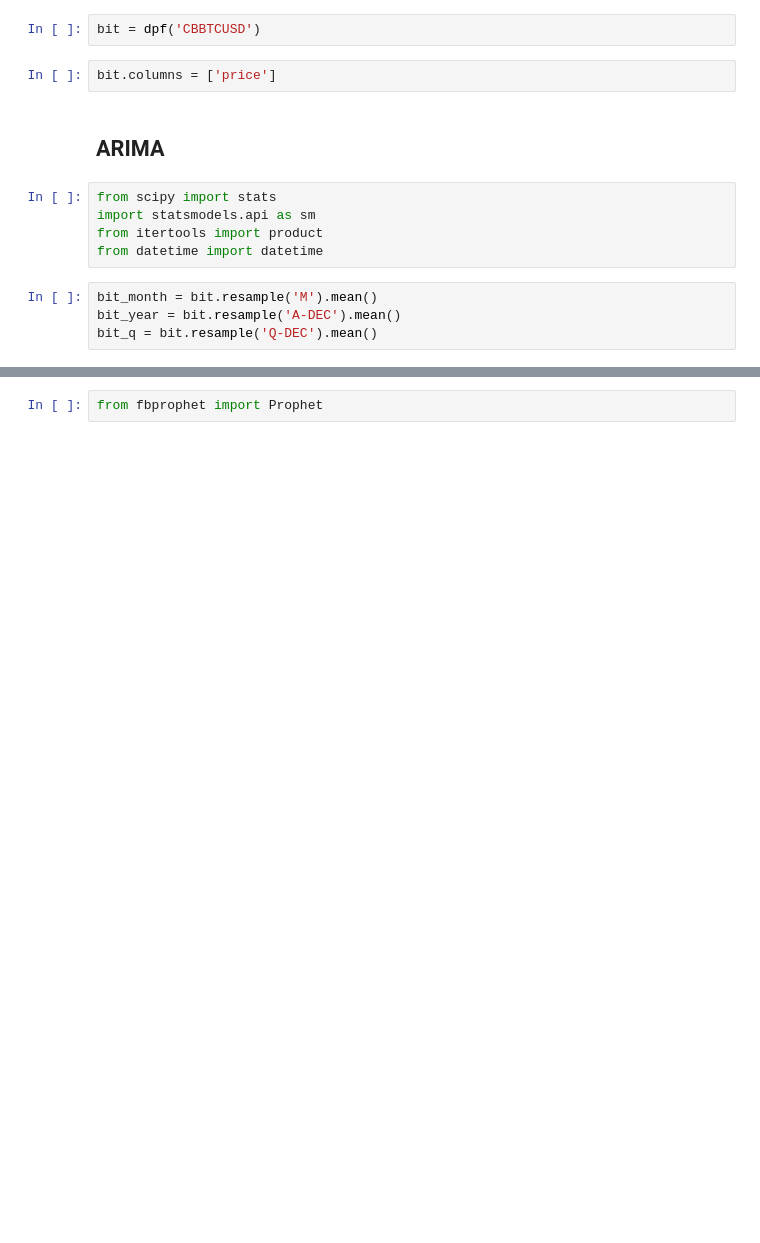
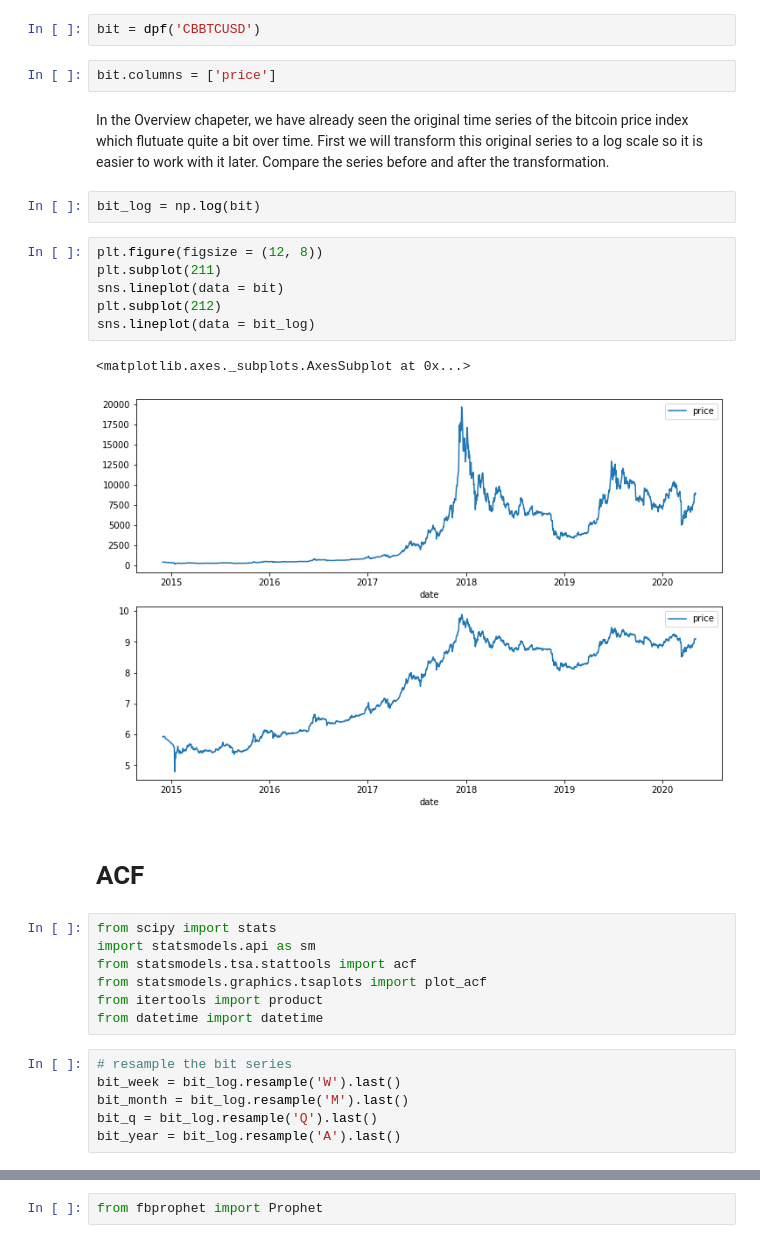
Before and after one commit to liwen611/project-bitcoin, a Jupyter notebook: bitcoin_timeSeries.ipynb, the cells around one changed output, grey strips where cells are left out. Saved outputs shown, nothing was run; the diff lists cells and outputs as text; blank space fills up the shorter version.

Commit message:
update time series model

```diff
--- a/bitcoin_timeSeries.ipynb
+++ b/bitcoin_timeSeries.ipynb
@@ -13,14 +12,31 @@ import seaborn as sns
 bit = dpf('CBBTCUSD')
 # %%
 bit.columns = ['price']
+# %% [markdown]
+In the Overview chapeter, we have already seen the original time series of the bitcoin price index which flutuate quite a bit over time. First we will transform this original series to a log scale so it is easier to work with it later. Compare the series before and after the transformation.
+# %%
+bit_log = np.log(bit)
+# %%
+plt.figure(figsize = (12, 8))
+plt.subplot(211)
+sns.lineplot(data = bit)
+plt.subplot(212)
+sns.lineplot(data = bit_log)
+# %% [output]
+<matplotlib.axes._subplots.AxesSubplot at 0x...>
+[figure, added]
 # %% [markdown]
-## ARIMA
+# ACF
 # %%
 from scipy import stats
 import statsmodels.api as sm
+from statsmodels.tsa.stattools import acf
+from statsmodels.graphics.tsaplots import plot_acf
 from itertools import product
 from datetime import datetime
-# %%
-bit_month = bit.resample('M').mean()
-bit_year = bit.resample('A-DEC').mean()
-bit_q = bit.resample('Q-DEC').mean()
+# %%
+# resample the bit series
+bit_week = bit_log.resample('W').last()
+bit_month = bit_log.resample('M').last()
+bit_q = bit_log.resample('Q').last()
+bit_year = bit_log.resample('A').last()
```
Also changed, not shown: parts of 42 cells of this notebook.
